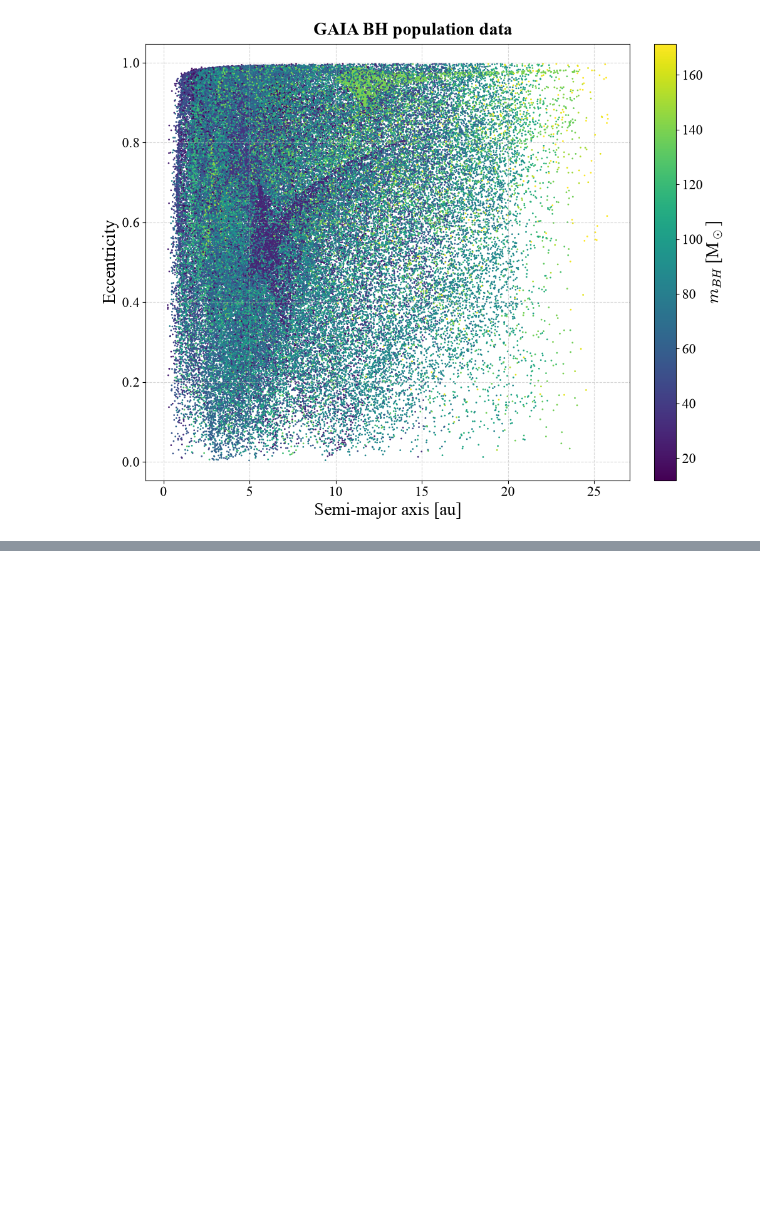
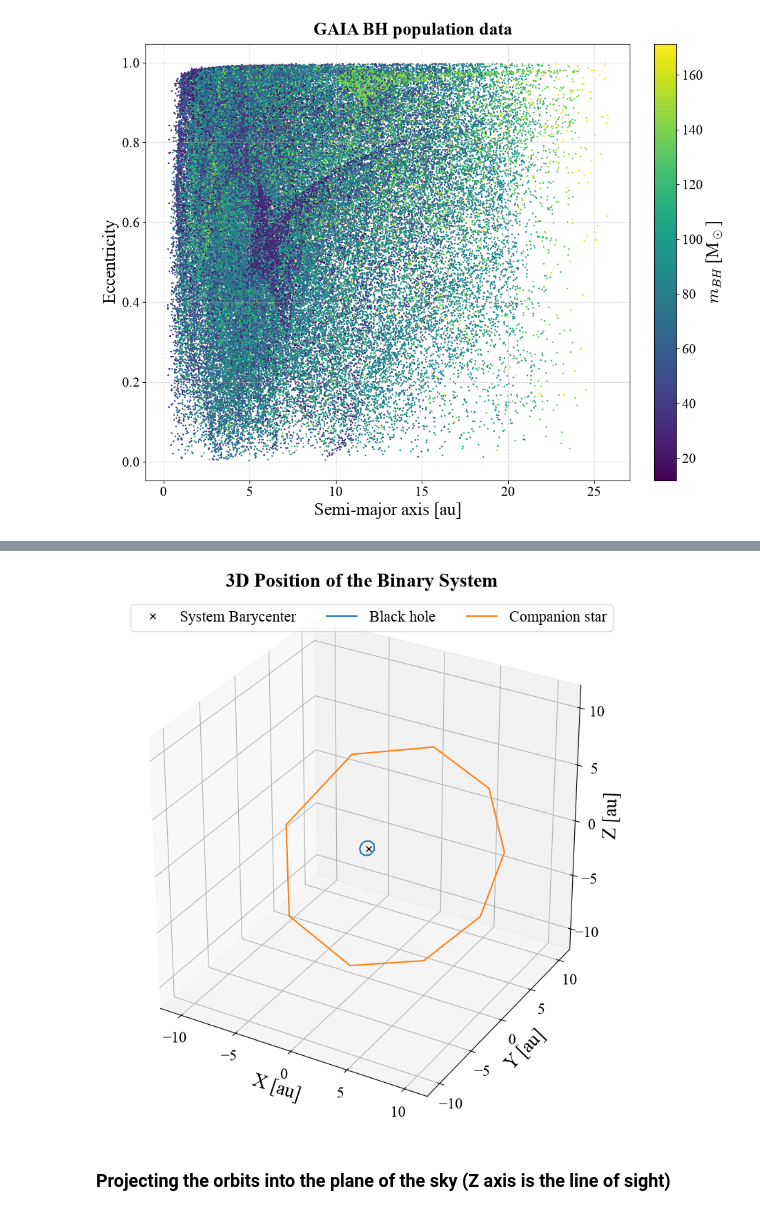
Before and after one commit to saividyud/Second-Year-Project, a Jupyter notebook: GAIAbh_test.ipynb, the cells around one changed output, grey strips where cells are left out. Saved outputs shown, nothing was run; the diff lists cells and outputs as text; code cells hidden in the pictures; blank space fills up the shorter version.

```diff
--- a/GAIAbh_test.ipynb
+++ b/GAIAbh_test.ipynb
@@ -88,0 +417,47 @@ plt.show()
+# %%
+inclination = 45 # [deg] Inclination with respect to the plane of the sky
+argument_of_periapse = 0 # [deg] Argument of periapse
+right_ascension_of_ascending_node = 0 # [deg] Longitude of ascending node
+
+# 1. Rotate the RELATIVE vectors first (cheaper than rotating both stars)
+r_rel_3d = rotate_to_3d(r_rel, inclination, argument_of_periapse, right_ascension_of_ascending_node)
+v_rel_3d = rotate_to_3d(v_rel, inclination, argument_of_periapse, right_ascension_of_ascending_node)
+
+# 2. Scale into 3D barycentric vectors for each star
+# (Using the same mass fractions derived previously)
+r1_3d = (M_2 / (M_1 + M_2)) * r_rel_3d
+v1_3d = (M_2 / (M_1 + M_2)) * v_rel_3d
+
+r2_3d = -(M_1 / (M_1 + M_2)) * r_rel_3d
+v2_3d = -(M_1 / (M_1 + M_2)) * v_rel_3d
+
+fig = plt.figure()
+fig.set_constrained_layout(True)
+ax = fig.add_subplot(projection='3d')
+
+fig.suptitle('3D Position of the Binary System')
+
+ax.plot(0, 0, 0, 'x', color='k', label='System Barycenter')
+
+ax.plot(r1_3d[:, 0], r1_3d[:, 1], r1_3d[:, 2], label='Black hole')
+ax.plot(r2_3d[:, 0], r2_3d[:, 1], r2_3d[:, 2], label='Companion star')
+
+max_distance = np.max([np.max(r1_3d), np.max(r2_3d)])
+
+ax.set_xlim(-1.1*max_distance, 1.1*max_distance)
+ax.set_ylim(-1.1*max_distance, 1.1*max_distance)
+ax.set_zlim(-1.1*max_distance, 1.1*max_distance)
+
+ax.set_xlabel('X [au]')
+ax.set_ylabel('Y [au]')
+ax.set_zlabel('Z [au]')
+
+ax.set_aspect('equal')
+
+ax.legend(ncol=3)
+
+plt.show()
+# %% [output]
+[figure, added]
+# %% [markdown]
+### Projecting the orbits into the plane of the sky (Z axis is the line of sight)
```
Also changed, not shown: parts of 31 cells of this notebook.
